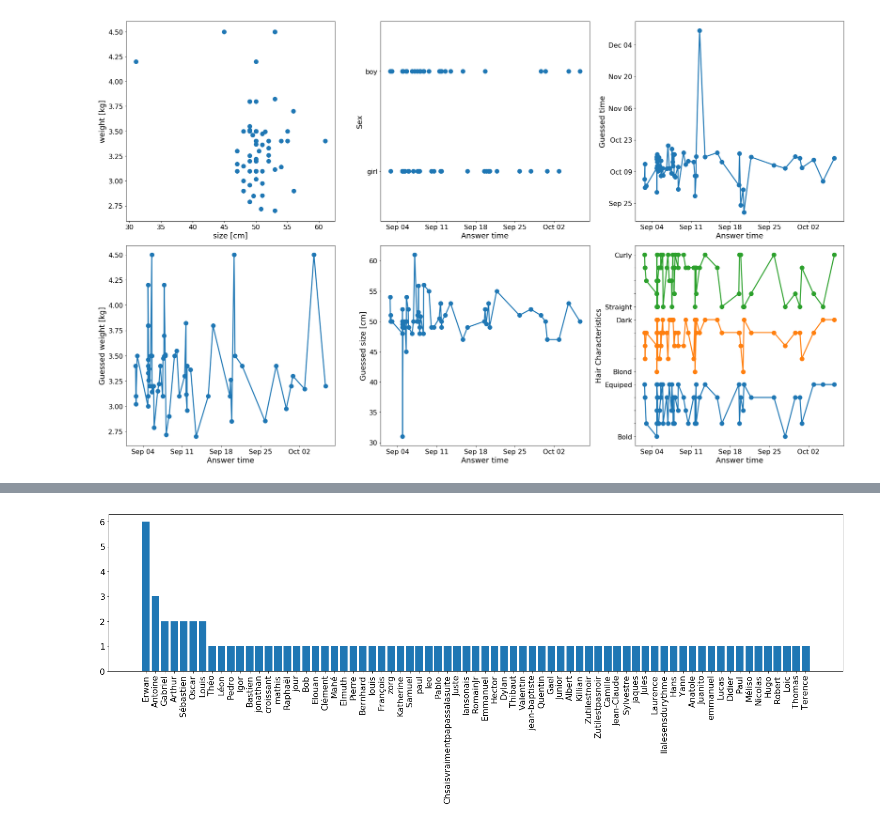
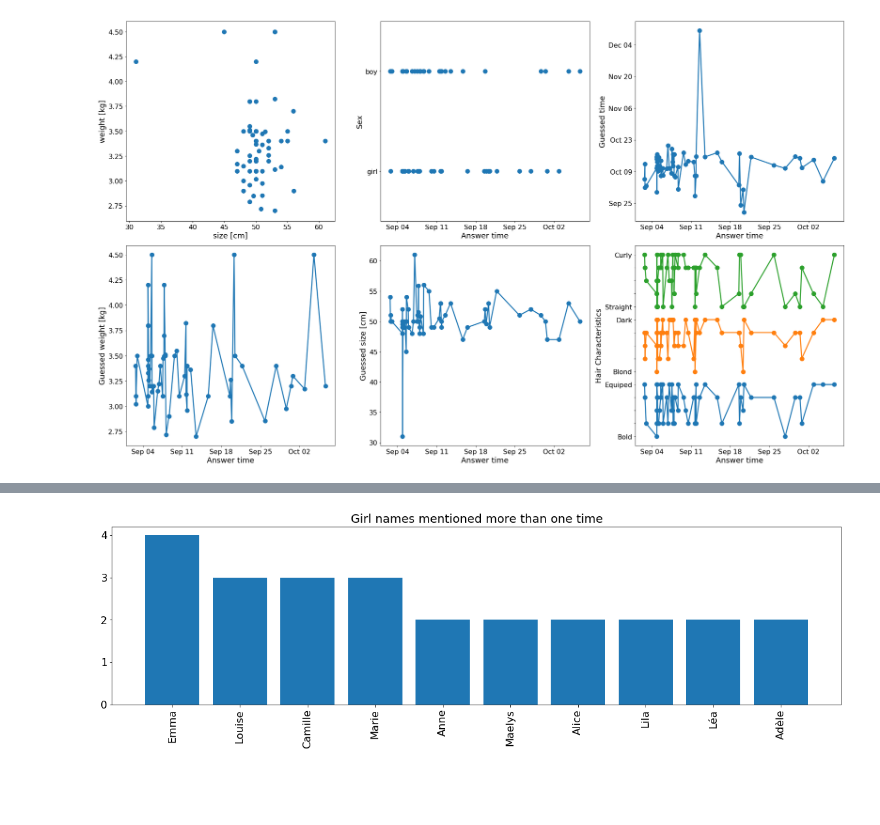
Before and after one commit to rmadar/BabyPollAnalysis, a Jupyter notebook: PollAnalysis.ipynb, the cells around one changed output, grey strips where cells are left out. Cells and saved outputs as stored; diff of their text form; code cells hidden in the pictures; blank space fills up the shorter version.

```diff
--- a/PollAnalysis.ipynb
+++ b/PollAnalysis.ipynb
@@ -212,9 +248,9 @@ namesBoy  = getNames(dataBoy)
 # %%
 from collections import Counter
 
-def plotNameFrequency(name_array):
+def plotNameFrequency(name_array, title='', n=1):
 
-    # Get the counts
+    # Get the count and keep names with more than n counts
     counts = Counter(name_array)
     labels, values = zip(*counts.items())
 
@@ -224,9 +260,12 @@ def plotNameFrequency(name_array):
     # rearrange/plot the data
     labels = np.array(labels)[indSort]
     values = np.array(values)[indSort]
-    plt.figure(figsize=(20,8))
+    labels = labels[values>n]
+    values = values[values>n]
+    plt.figure(figsize=(20,5))
     plt.bar(np.arange(len(labels)), values)
     plt.xticks(np.arange(len(labels)), labels, rotation='vertical')
-    plt.tight_layout()
+    plt.title(title)
+    #plt.tight_layout()
 
     return
@@ -237,4 +272,4 @@ plotNameFrequency(namesGirl)
-# %%
-plotNameFrequency(namesBoy)
-# %% [output]
-[figure, removed]
+# %%
+plotNameFrequency(namesGirl,'Girl names mentioned more than one time')
+# %% [output]
+[figure, added]
```
Also changed, not shown: parts of 15 cells of this notebook.
